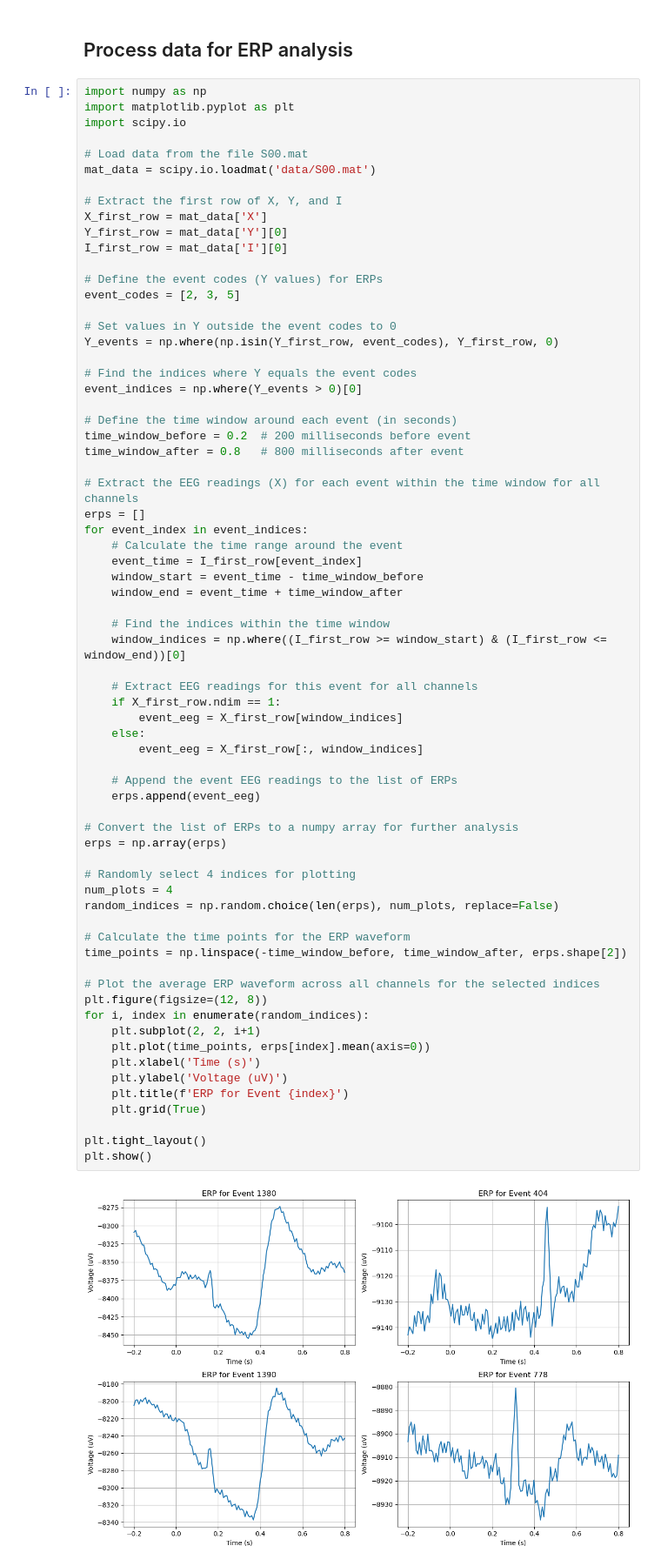
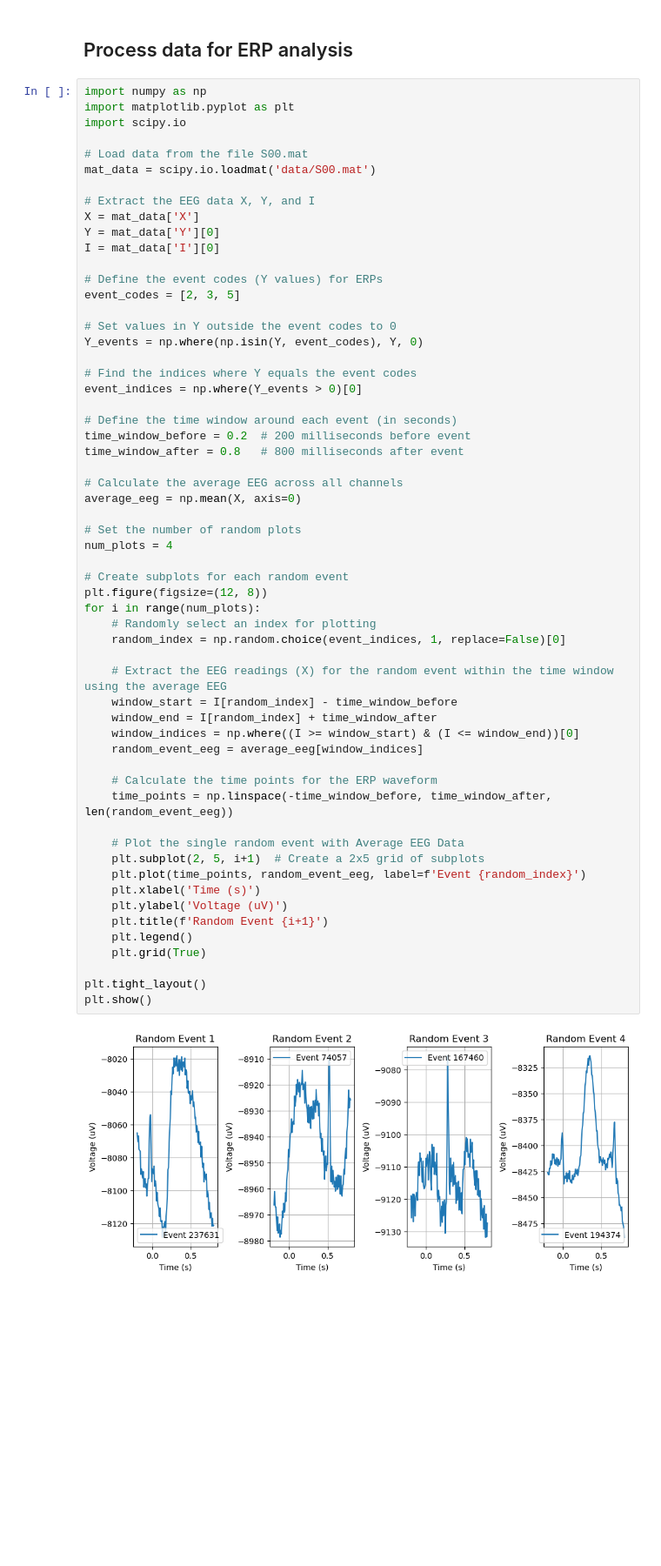
Before and after one commit to jeff-yc-wong/BCI_Project, a Jupyter notebook: eeg_analysis.ipynb, the cells around one changed output. Shown at 87% size. Drawn from its saved outputs; the diff is of its cells as text; blank space fills up the shorter version.

```diff
--- a/eeg_analysis.ipynb
+++ b/eeg_analysis.ipynb
@@ -69,67 +69,57 @@ import matplotlib.pyplot as plt
 import scipy.io
 
 # Load data from the file S00.mat
 mat_data = scipy.io.loadmat('data/S00.mat')
 
-# Extract the first row of X, Y, and I
-X_first_row = mat_data['X']
-Y_first_row = mat_data['Y'][0]
-I_first_row = mat_data['I'][0]
+# Extract the EEG data X, Y, and I
+X = mat_data['X']
+Y = mat_data['Y'][0]
+I = mat_data['I'][0]
 
 # Define the event codes (Y values) for ERPs
 event_codes = [2, 3, 5]
 
 # Set values in Y outside the event codes to 0
-Y_events = np.where(np.isin(Y_first_row, event_codes), Y_first_row, 0)
+Y_events = np.where(np.isin(Y, event_codes), Y, 0)
 
 # Find the indices where Y equals the event codes
 event_indices = np.where(Y_events > 0)[0]
 
 # Define the time window around each event (in seconds)
 time_window_before = 0.2  # 200 milliseconds before event
 time_window_after = 0.8   # 800 milliseconds after event
 
-# Extract the EEG readings (X) for each event within the time window for all channels
-erps = []
-for event_index in event_indices:
-    # Calculate the time range around the event
-    event_time = I_first_row[event_index]
-    window_start = event_time - time_window_before
-    window_end = event_time + time_window_after
+# Calculate the average EEG across all channels
+average_eeg = np.mean(X, axis=0)
 
-    # Find the indices within the time window
-    window_indices = np.where((I_first_row >= window_start) & (I_first_row <= window_end))[0]
+# Set the number of random plots
+num_plots = 4
 
-    # Extract EEG readings for this event for all channels
-    if X_first_row.ndim == 1:
-        event_eeg = X_first_row[window_indices]
-    else:
-        event_eeg = X_first_row[:, window_indices]
+# Create subplots for each random event
+plt.figure(figsize=(12, 8))
+for i in range(num_plots):
+    # Randomly select an index for plotting
+    random_index = np.random.choice(event_indices, 1, replace=False)[0]
 
-    # Append the event EEG readings to the list of ERPs
-    erps.append(event_eeg)
+    # Extract the EEG readings (X) for the random event within the time window using the average EEG
+    window_start = I[random_index] - time_window_before
+    window_end = I[random_index] + time_window_after
+    window_indices = np.where((I >= window_start) & (I <= window_end))[0]
+    random_event_eeg = average_eeg[window_indices]
 
-# Convert the list of ERPs to a numpy array for further analysis
-erps = np.array(erps)
+    # Calculate the time points for the ERP waveform
+    time_points = np.linspace(-time_window_before, time_window_after, len(random_event_eeg))
 
-# Randomly select 4 indices for plotting
-num_plots = 4
-random_indices = np.random.choice(len(erps), num_plots, replace=False)
-
-# Calculate the time points for the ERP waveform
-time_points = np.linspace(-time_window_before, time_window_after, erps.shape[2])
-
-# Plot the average ERP waveform across all channels for the selected indices
-plt.figure(figsize=(12, 8))
-for i, index in enumerate(random_indices):
-    plt.subplot(2, 2, i+1)
-    plt.plot(time_points, erps[index].mean(axis=0))
+    # Plot the single random event with Average EEG Data
+    plt.subplot(2, 5, i+1)  # Create a 2x5 grid of subplots
+    plt.plot(time_points, random_event_eeg, label=f'Event {random_index}')
     plt.xlabel('Time (s)')
     plt.ylabel('Voltage (uV)')
-    plt.title(f'ERP for Event {index}')
+    plt.title(f'Random Event {i+1}')
+    plt.legend()
     plt.grid(True)
 
 plt.tight_layout()
 plt.show()
 # %% [output]
-[figure, old version]
+[figure, new version]
```
